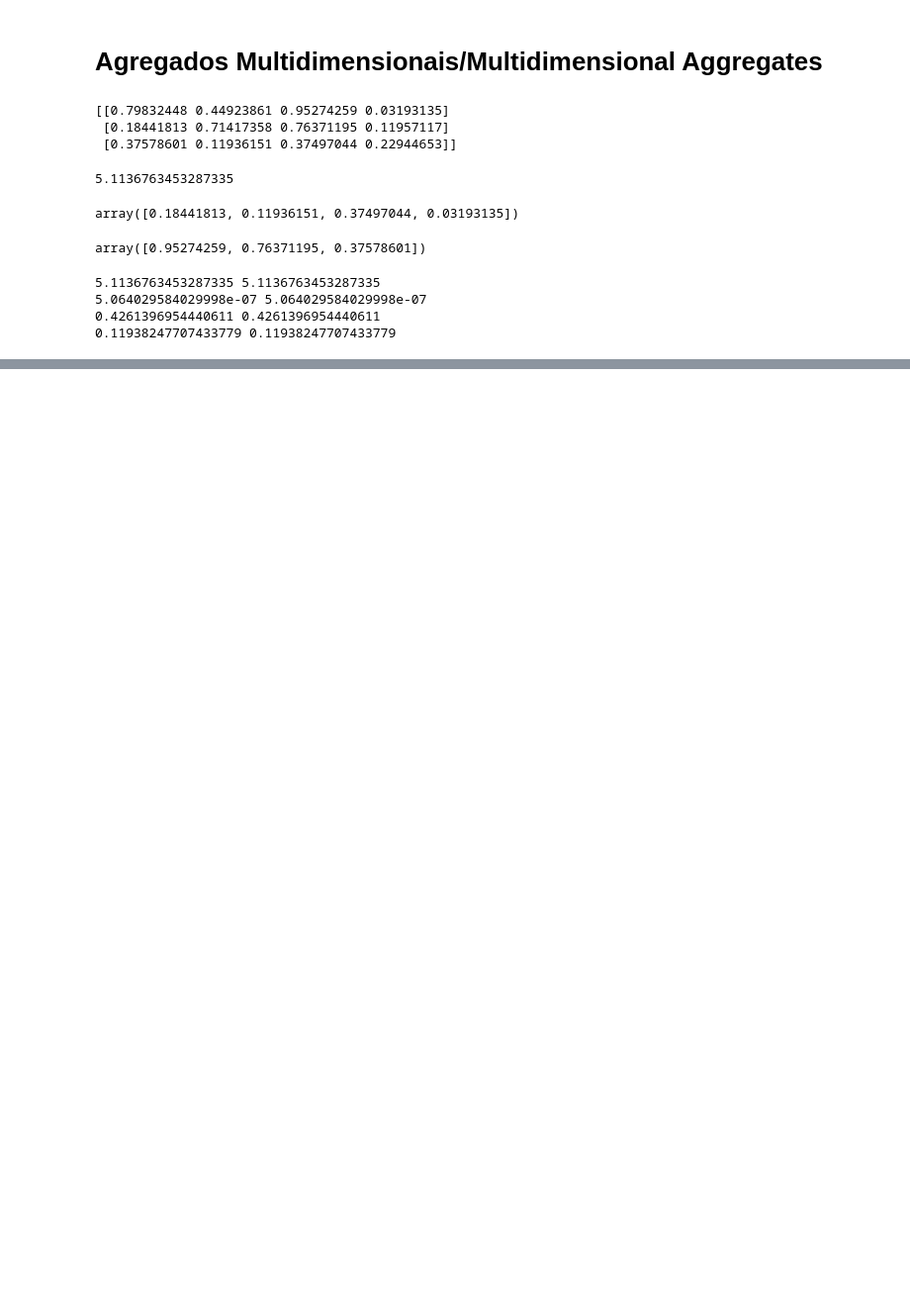
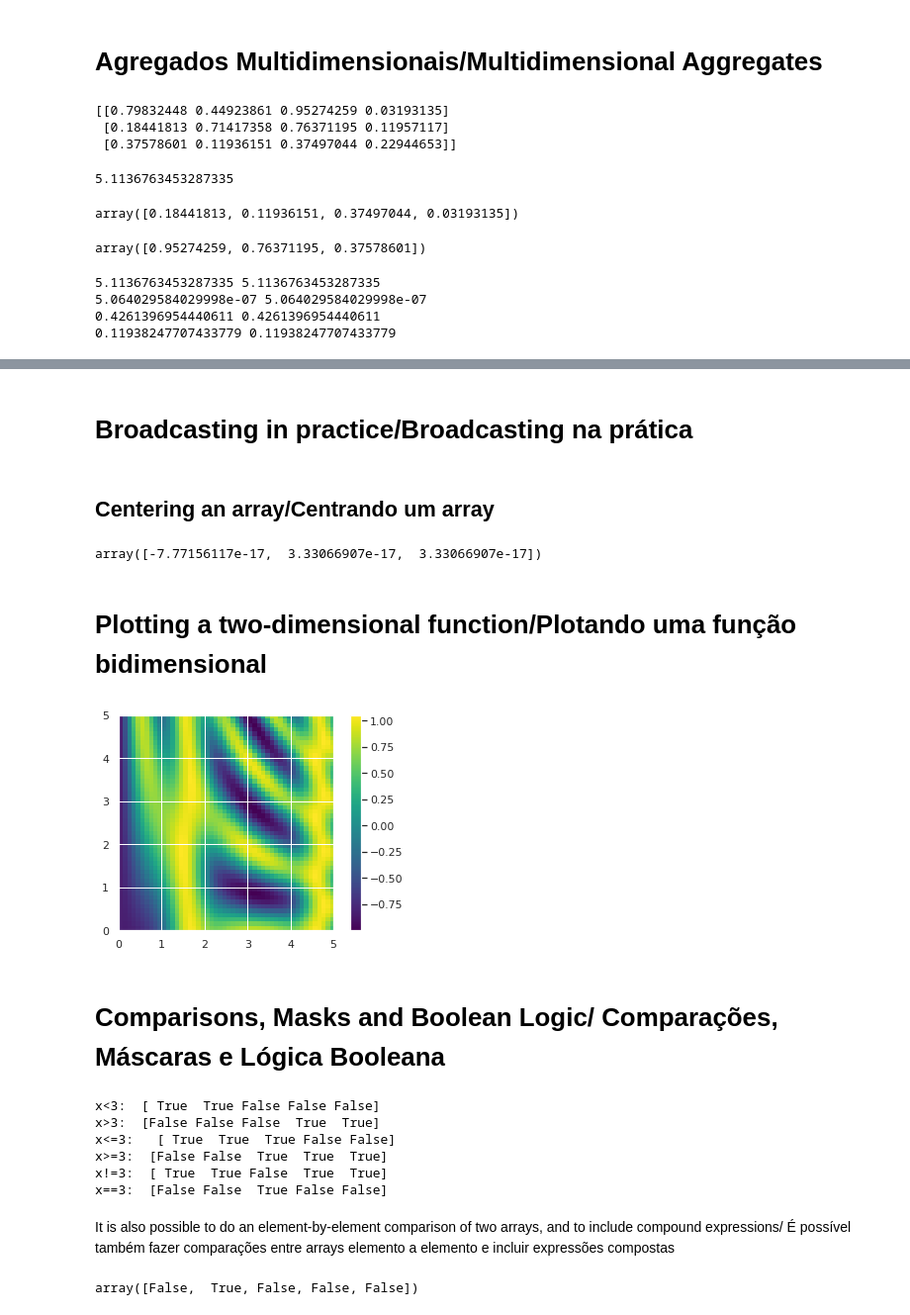
Before and after one commit to LuanDaSilva/PythonDS, a Jupyter notebook: Numpy Tutorial.ipynb, the cells around one changed output, grey strips where cells are left out. Shown: that part at 99% size. Saved outputs shown, nothing was run; the diff lists cells and outputs as text; code cells hidden in the pictures; blank space fills up the shorter version.

```diff
--- a/Numpy Tutorial.ipynb
+++ b/Numpy Tutorial.ipynb
@@ -570,0 +766,26 @@ print(np.percentile(Y,10),np.nanpercentile(Y,10))
+# %% [markdown]
+# Broadcasting in practice/Broadcasting na prática
+# %% [markdown]
+## Centering an array/Centrando um array
+# %%
+X = np.random.random((10,3))
+mu = X.mean(axis = 0)
+X_centered = X-mu
+# checking/checando
+X_centered.mean(axis = 0)
+# %% [output]
+array([-7.77156117e-17,  3.33066907e-17,  3.33066907e-17])
+# %% [markdown]
+# Plotting a two-dimensional function/Plotando uma função bidimensional
+# %%
+# x and y have 50 steps from 0 to 5. x e y tem 50 passos de 0 a 5
+x = np.linspace(0,5,50)
+y = np.linspace(0,5,50)[:,np.newaxis]
+z = np.sin(x)**10+np.cos(10+y*x)*np.cos(x)
+# %%
+plt.imshow(z,origin = 'lower',extent = [0,5,0,5],cmap = 'viridis')
+plt.colorbar();
+# %% [output]
+[figure, added]
+# %% [markdown]
+# Comparisons, Masks and Boolean Logic/ Comparações, Máscaras e Lógica Booleana
@@ -570,0 +794,22 @@ print(np.percentile(Y,10),np.nanpercentile(Y,10))
+# %%
+# Boolean operators/Operadores booleanos
+# Obs: element-wise/elemento a elemento
+print('x<3: ',x<3)
+print('x>3: ',x>3)
+print('x<=3:  ',x<=3)
+print('x>=3: ',x>=3)
+print('x!=3: ',x!=3)
+print('x==3: ',x == 3)
+# %% [output]
+x<3:  [ True  True False False False]
+x>3:  [False False False  True  True]
+x<=3:   [ True  True  True False False]
+x>=3:  [False False  True  True  True]
+x!=3:  [ True  True False  True  True]
+x==3:  [False False  True False False]
+# %% [markdown]
+ It is also possible to do an element-by-element comparison of two arrays, and to include compound expressions/ É possível também fazer comparações entre arrays elemento a elemento e incluir expressões compostas
+# %%
+(2*x) == (x**2)
+# %% [output]
+array([False,  True, False, False, False])
```
Also changed, not shown: parts of 34 cells of this notebook.
